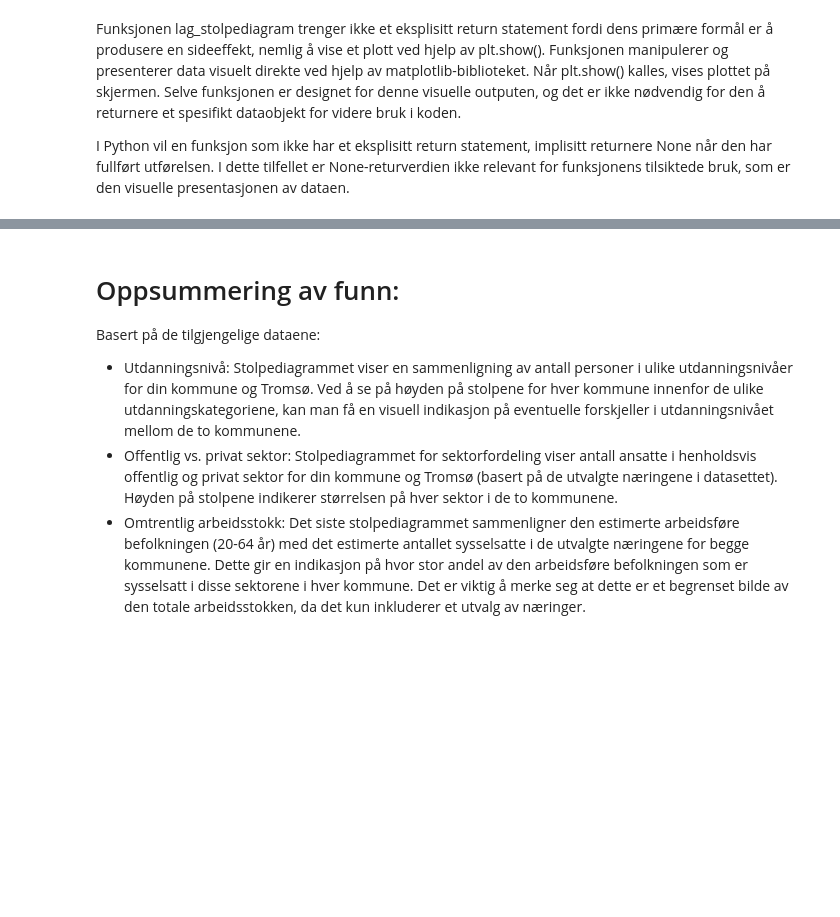
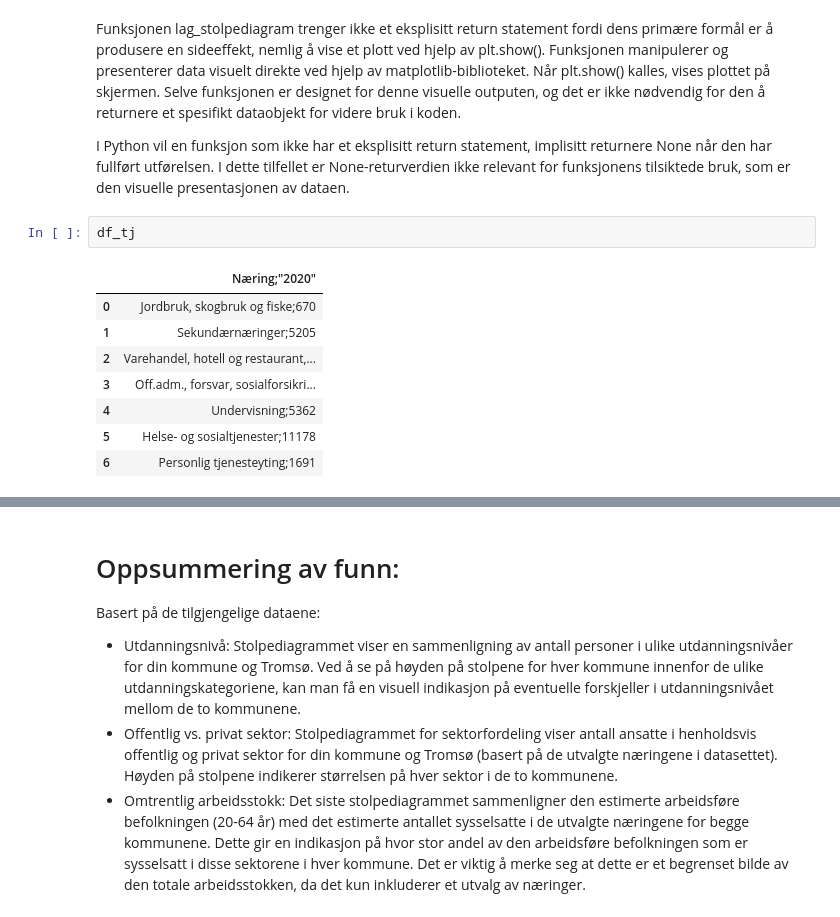
Before and after one commit to Tinemjolk/SOK-1005-DV, a Jupyter notebook: AK6.ipynb, the cells around one changed output, grey strips where cells are left out. Drawn from its saved outputs; the diff is of its cells as text; blank space fills up the shorter version.

```diff
--- a/AK6.ipynb
+++ b/AK6.ipynb
@@ -571,3 +573,14 @@ Feil: Tabellen må ha nøyaktig to kolonner (kategorier og tall).
 Funksjonen lag_stolpediagram trenger ikke et eksplisitt return statement fordi dens primære formål er å produsere en sideeffekt, nemlig å vise et plott ved hjelp av plt.show(). Funksjonen manipulerer og presenterer data visuelt direkte ved hjelp av matplotlib-biblioteket. Når plt.show() kalles, vises plottet på skjermen. Selve funksjonen er designet for denne visuelle outputen, og det er ikke nødvendig for den å returnere et spesifikt dataobjekt for videre bruk i koden.
 
 I Python vil en funksjon som ikke har et eksplisitt return statement, implisitt returnere None når den har fullført utførelsen. I dette tilfellet er None-returverdien ikke relevant for funksjonens tilsiktede bruk, som er den visuelle presentasjonen av dataen.
+# %%
+df_tj
+# %% [output]
+|  | Næring;"2020" |
+| 0 | Jordbruk, skogbruk og fiske;670 |
+| 1 | Sekundærnæringer;5205 |
+| 2 | Varehandel, hotell og restaurant,... |
+| 3 | Off.adm., forsvar, sosialforsikri... |
+| 4 | Undervisning;5362 |
+| 5 | Helse- og sosialtjenester;11178 |
+| 6 | Personlig tjenesteyting;1691 |
```
Also changed, not shown: parts of 11 cells of this notebook.
